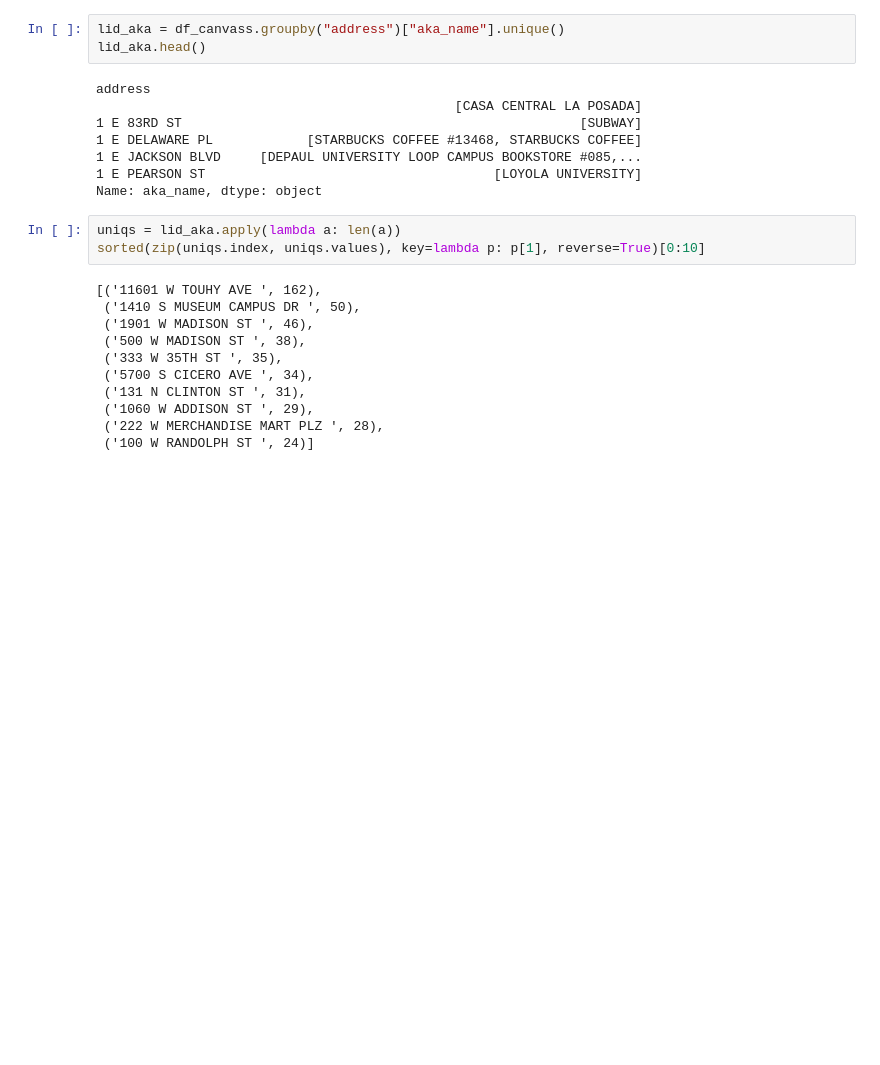
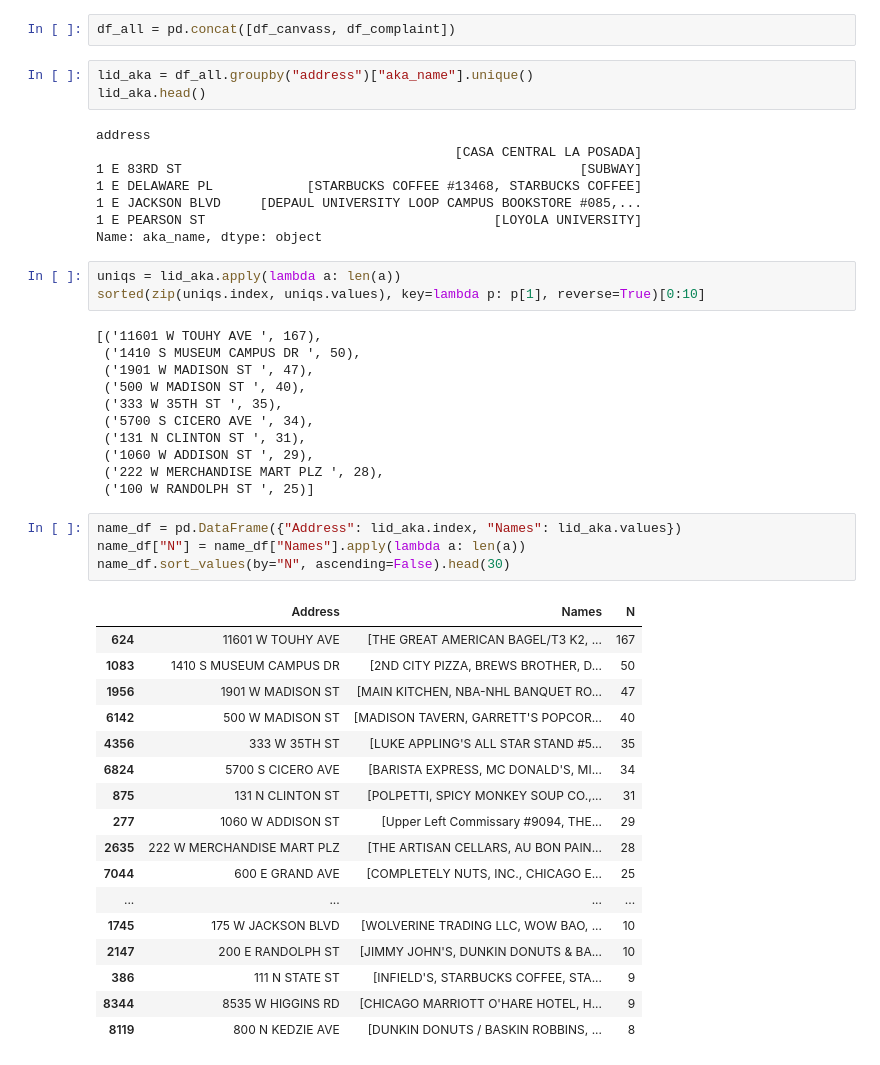
Before and after one commit to vingkan/foodinspectionforecasting, a Jupyter notebook: IIT/17_restaurant_names.ipynb, the cells around one changed output. Cells and saved outputs as stored; diff of their text form; blank space fills up the shorter version.

```diff
--- a/IIT/17_restaurant_names.ipynb
+++ b/IIT/17_restaurant_names.ipynb
@@ -27,8 +29,10 @@ df_canvass.head()
 | 3 | 68091 | 2804 N CLARK ST | Wells Street Popcorn | CHICAGO | Wells Street Popcorn | Restaurant | 2010-02-01T00:00:00.000 | Canvass | ... |
 | 4 | 1482983 | 1847 W ROSCOE ST | FOUR MOON TAVERN | CHICAGO | FOUR MOON TAVERN | Restaurant | 2015-09-14T00:00:00.000 | Canvass | ... |
 5 rows × 34 columns
+# %%
+df_all = pd.concat([df_canvass, df_complaint])
 # %%
-lid_aka = df_canvass.groupby("address")["aka_name"].unique()
+lid_aka = df_all.groupby("address")["aka_name"].unique()
 lid_aka.head()
 # %% [output]
 address
@@ -42,13 +46,35 @@ Name: aka_name, dtype: object
 uniqs = lid_aka.apply(lambda a: len(a))
 sorted(zip(uniqs.index, uniqs.values), key=lambda p: p[1], reverse=True)[0:10]
 # %% [output]
-[('11601 W TOUHY AVE ', 162),
+[('11601 W TOUHY AVE ', 167),
  ('1410 S MUSEUM CAMPUS DR ', 50),
- ('1901 W MADISON ST ', 46),
- ('500 W MADISON ST ', 38),
+ ('1901 W MADISON ST ', 47),
+ ('500 W MADISON ST ', 40),
  ('333 W 35TH ST ', 35),
  ('5700 S CICERO AVE ', 34),
  ('131 N CLINTON ST ', 31),
  ('1060 W ADDISON ST ', 29),
  ('222 W MERCHANDISE MART PLZ ', 28),
- ('100 W RANDOLPH ST ', 24)]
+ ('100 W RANDOLPH ST ', 25)]
+# %%
+name_df = pd.DataFrame({"Address": lid_aka.index, "Names": lid_aka.values})
+name_df["N"] = name_df["Names"].apply(lambda a: len(a))
+name_df.sort_values(by="N", ascending=False).head(30)
+# %% [output]
+|  | Address | Names | N |
+| 624 | 11601 W TOUHY AVE | [THE GREAT AMERICAN BAGEL/T3 K2, ... | 167 |
+| 1083 | 1410 S MUSEUM CAMPUS DR | [2ND CITY PIZZA, BREWS BROTHER, D... | 50 |
+| 1956 | 1901 W MADISON ST | [MAIN KITCHEN, NBA-NHL BANQUET RO... | 47 |
+| 6142 | 500 W MADISON ST | [MADISON TAVERN, GARRETT'S POPCOR... | 40 |
+| 4356 | 333 W 35TH ST | [LUKE APPLING'S ALL STAR STAND #5... | 35 |
+| 6824 | 5700 S CICERO AVE | [BARISTA EXPRESS, MC DONALD'S, MI... | 34 |
+| 875 | 131 N CLINTON ST | [POLPETTI, SPICY MONKEY SOUP CO.,... | 31 |
+| 277 | 1060 W ADDISON ST | [Upper Left Commissary #9094, THE... | 29 |
+| 2635 | 222 W MERCHANDISE MART PLZ | [THE ARTISAN CELLARS, AU BON PAIN... | 28 |
+| 7044 | 600 E GRAND AVE | [COMPLETELY NUTS, INC., CHICAGO E... | 25 |
+| ... | ... | ... | ... |
+| 1745 | 175 W JACKSON BLVD | [WOLVERINE TRADING LLC, WOW BAO, ... | 10 |
+| 2147 | 200 E RANDOLPH ST | [JIMMY JOHN'S, DUNKIN DONUTS & BA... | 10 |
+| 386 | 111 N STATE ST | [INFIELD'S, STARBUCKS COFFEE, STA... | 9 |
+| 8344 | 8535 W HIGGINS RD | [CHICAGO MARRIOTT O'HARE HOTEL, H... | 9 |
+| 8119 | 800 N KEDZIE AVE | [DUNKIN DONUTS / BASKIN ROBBINS, ... | 8 |
```
Also changed, not shown: parts of 16 cells of this notebook.
